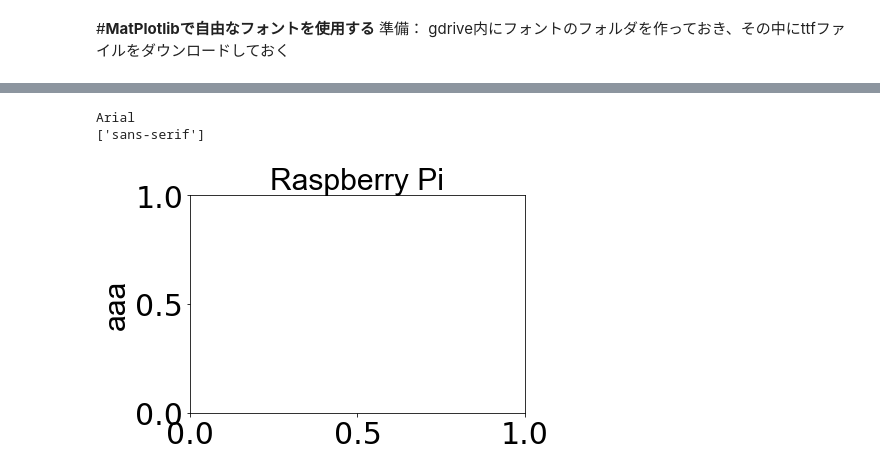
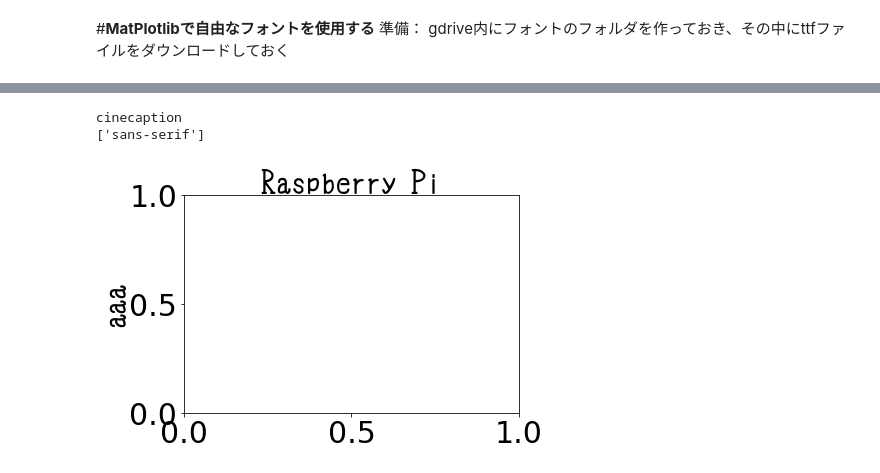
Before and after one commit to ykitaguchi77/Colab_Scripts, a Jupyter notebook: MatPlotlibで好きなフォントを使う.ipynb, the cells around one changed output, grey strips where cells are left out. Cells and saved outputs as stored; diff of their text form; code cells hidden in the pictures.

```diff
--- a/MatPlotlibで好きなフォントを使う.ipynb
+++ b/MatPlotlibで好きなフォントを使う.ipynb
@@ -22,24 +22,24 @@ Mounted at /content/gdrive
 # %%
 import matplotlib.font_manager as fm
 
-FONT_PATH = '/content/gdrive/MyDrive/Font/arial.ttf'
+FONT_PATH = '/content/gdrive/MyDrive/Font/cinecaption226.ttf'
 fp = fm.FontProperties(fname=FONT_PATH)
 
 print(fp.get_name())
 print(fp.get_family())
 
 plt.rcParams["font.family"] = fp.get_family()
 
 
 plt.rcParams["font.size"] = 30
 plt.title('Raspberry Pi', fontproperties=fp)
 plt.ylabel('aaa', fontproperties=fp)
 
 
 #解像度を上げてセーブする
 plt.savefig("/content/default_dpi.png", bbox_inches="tight", pad_inches=0.05, format="png")
 plt.savefig("/content/300_dpi.png", bbox_inches="tight", pad_inches=0.05, format="png", dpi=300)
 # %% [output]
-Arial
+cinecaption
 ['sans-serif']
-[figure, old version]
+[figure, new version]
```
Also changed, not shown: parts of 1 cell of this notebook.
